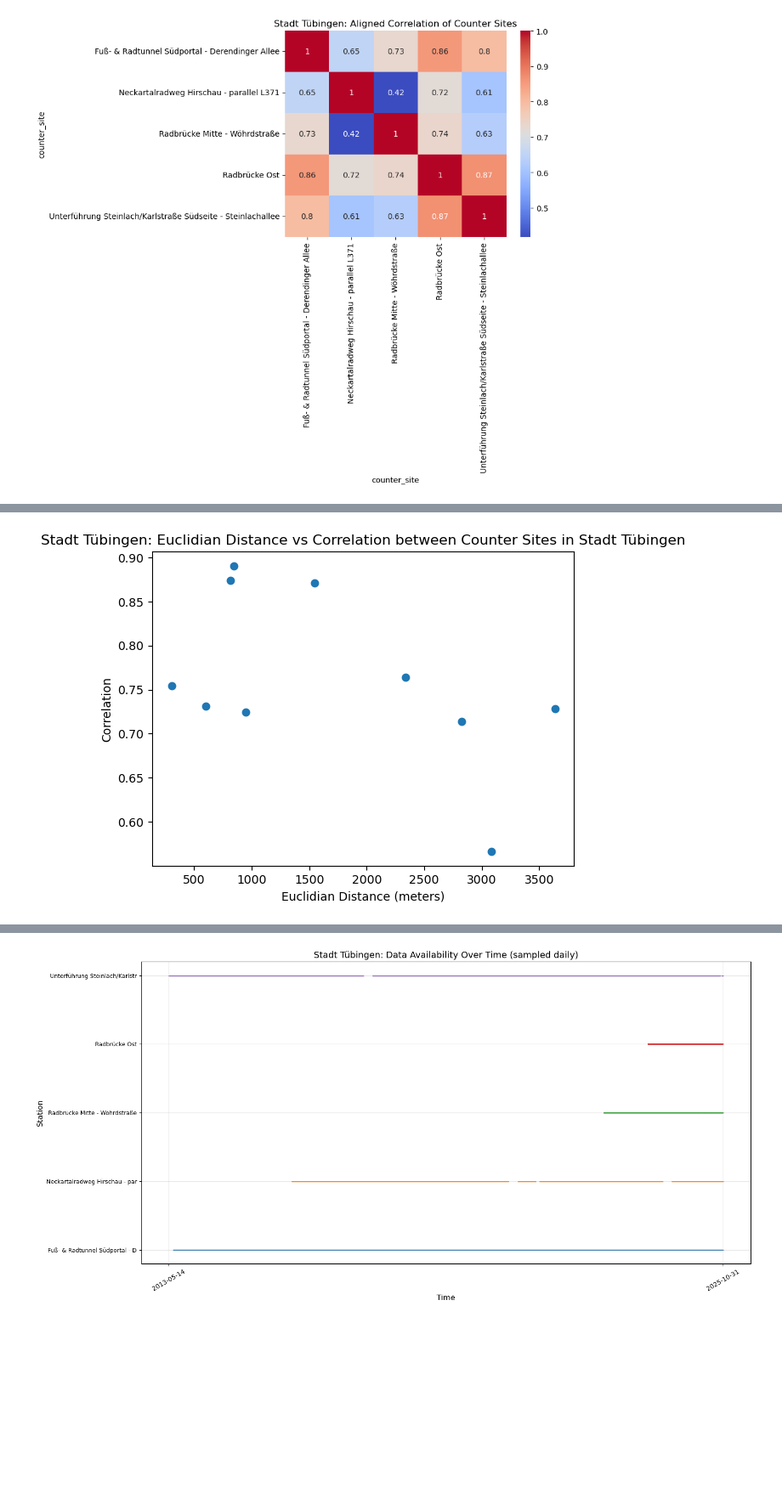
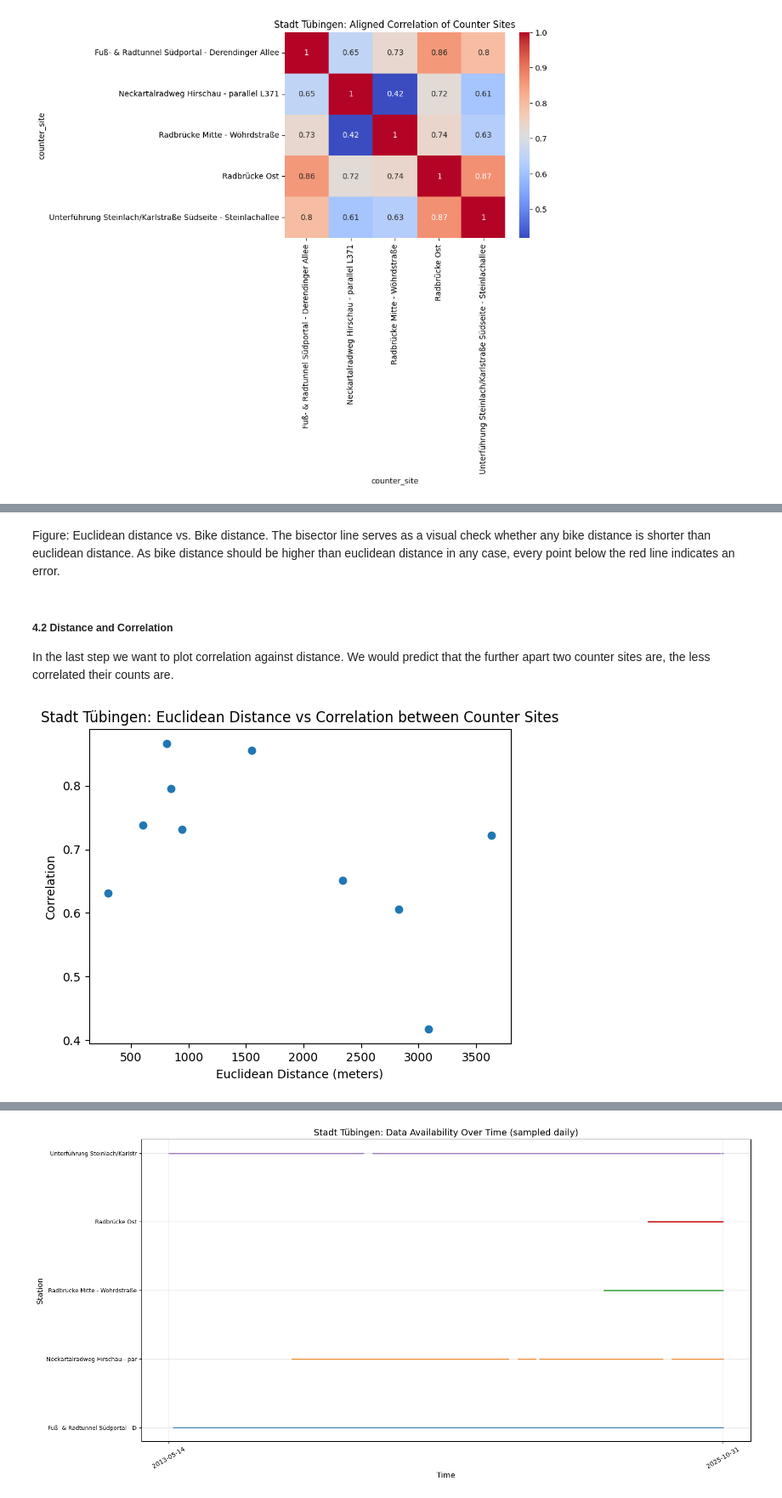
Before and after one commit to cleesee/fahrradzaehler, a Jupyter notebook: notebooks/distcorr/tue_distcorr.ipynb, the cells around one changed output, grey strips where cells are left out. Shown at 85% size. Drawn from its saved outputs; the diff is of its cells as text; code cells hidden in the pictures; blank space fills up the shorter version.

```diff
--- a/notebooks/distcorr/tue_distcorr.ipynb
+++ b/notebooks/distcorr/tue_distcorr.ipynb
@@ -272,21 +342,27 @@ plt.show()
+# %% [markdown]
+Figure: Euclidean distance vs. Bike distance. The bisector line serves as a visual check whether any bike distance is shorter than euclidean distance. As bike distance should be higher than euclidean distance in any case, every point below the red line indicates an error.
+# %% [markdown]
+##### 4.2 Distance and Correlation
+
+In the last step we want to plot correlation against distance.
+We would predict that the further apart two counter sites are, the less correlated their counts are.
 # %%
-# euclidian distance vs correlation plot
-# using euclidian distance and unaligned correlation
+# 4.2.1 euclidean distance vs correlation plot
 correlations = []
 distance_values = []
 for i in range(len(sites1)):
     for j in range(i + 1, len(sites1)):
         site1 = sites1[i]
         site2 = sites1[j]
         distance = dist_matrix_euclid.loc[site1, site2]
-        correlation = corr_matrix.loc[site1, site2]
+        correlation = corr_matrix1.loc[site1, site2]
         distance_values.append(distance)
         correlations.append(correlation)
 
 plt.scatter(distance_values, correlations)
-plt.xlabel("Euclidian Distance (meters)")
+plt.xlabel("Euclidean Distance (meters)")
 plt.ylabel("Correlation")
-plt.title(f"{title_domain}: Euclidian Distance vs Correlation between Counter Sites in {title_domain}")
+plt.title(f"{title_domain}: Euclidean Distance vs Correlation between Counter Sites")
 plt.show()
 # %% [output]
-[figure, old version]
+[figure, new version]
```
Also changed, not shown: parts of 28 cells of this notebook.
